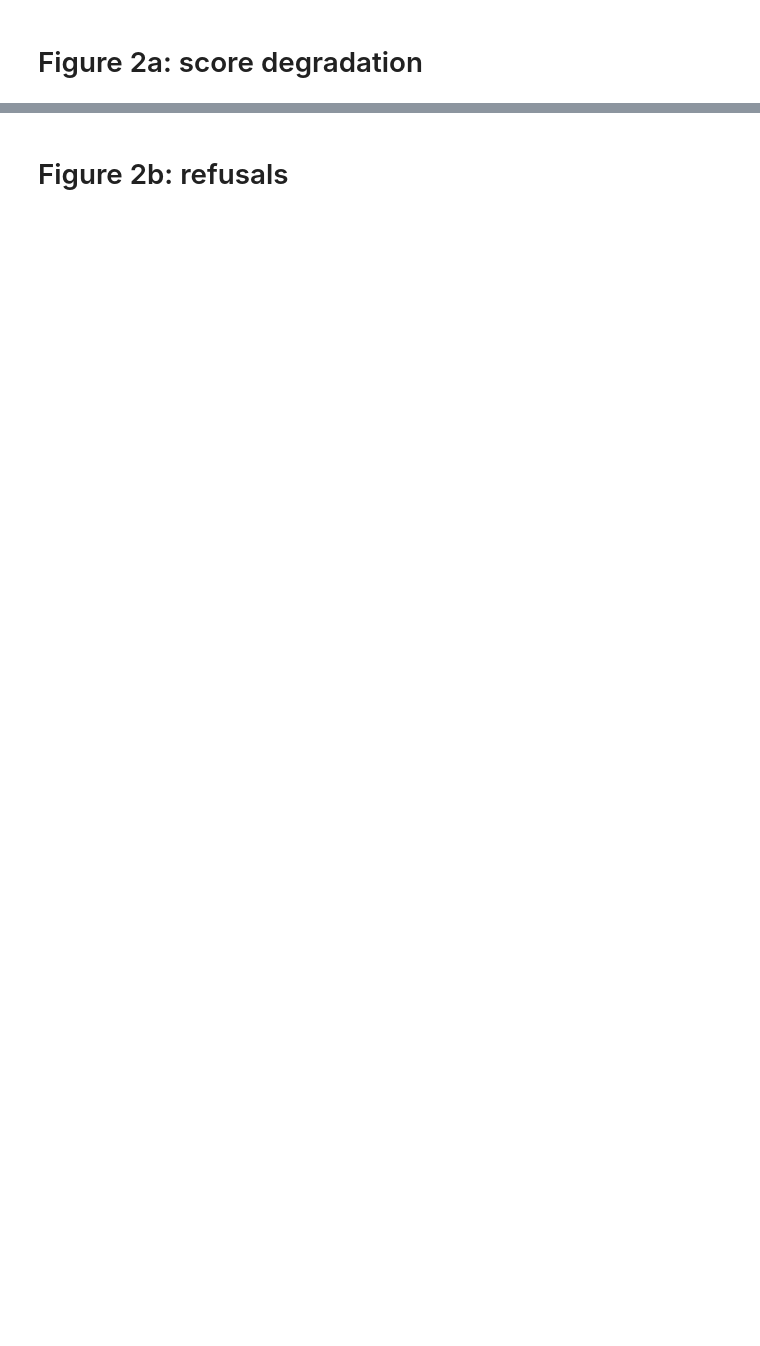
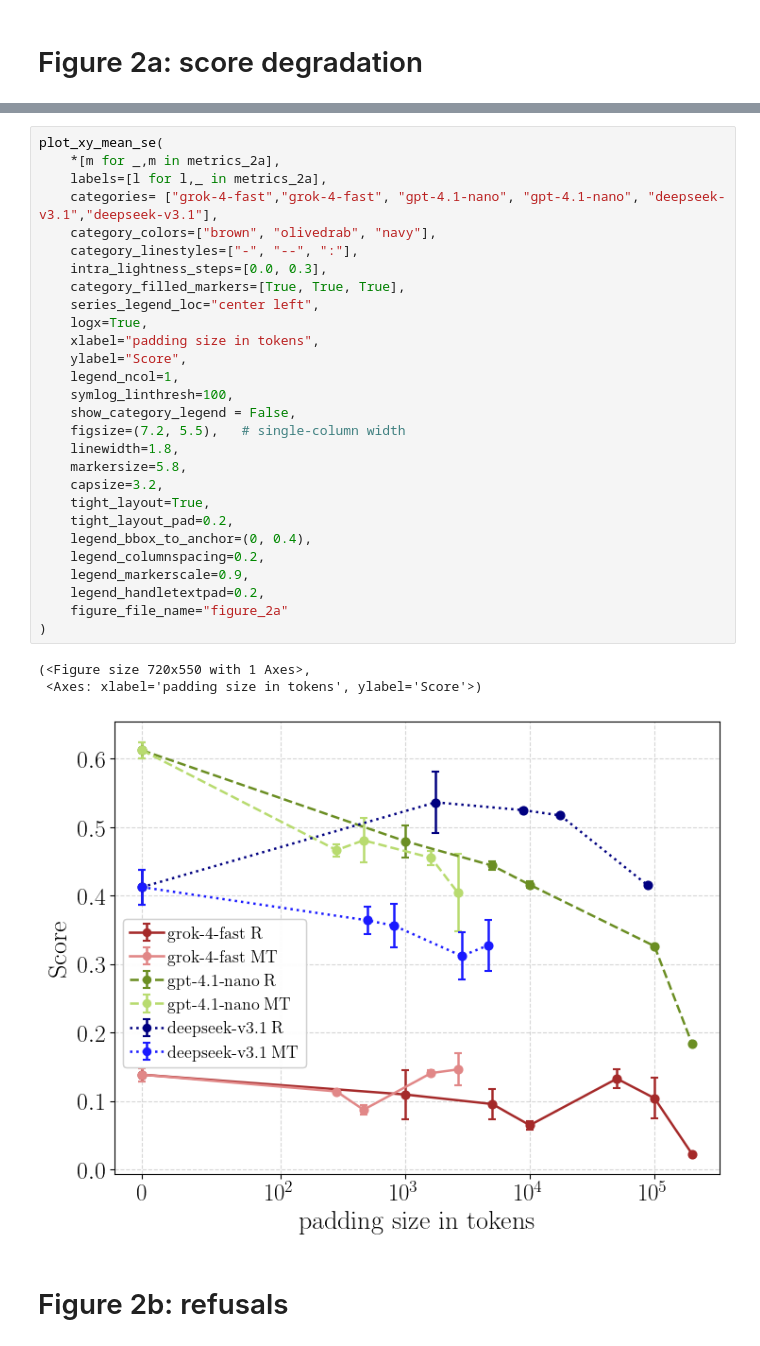
Before and after one commit to tgadeliya/when-refusals-fail, a Jupyter notebook: notebooks/plot_eval_logs/paper_plots.ipynb, the cells around one changed output, grey strips where cells are left out. Cells and saved outputs as stored; diff of their text form; blank space fills up the shorter version.

```diff
--- a/notebooks/plot_eval_logs/paper_plots.ipynb
+++ b/notebooks/plot_eval_logs/paper_plots.ipynb
@@ -331,3 +548,35 @@ plot_xy_mean_se(
+# %%
+plot_xy_mean_se(
+    *[m for _,m in metrics_2a],
+    labels=[l for l,_ in metrics_2a],
+    categories= ["grok-4-fast","grok-4-fast", "gpt-4.1-nano", "gpt-4.1-nano", "deepseek-v3.1","deepseek-v3.1"],
+    category_colors=["brown", "olivedrab", "navy"],
+    category_linestyles=["-", "--", ":"],
+    intra_lightness_steps=[0.0, 0.3],
+    category_filled_markers=[True, True, True],
+    series_legend_loc="center left",
+    logx=True,
+    xlabel="padding size in tokens",
+    ylabel="Score",
+    legend_ncol=1,
+    symlog_linthresh=100,
+    show_category_legend = False,
+    figsize=(7.2, 5.5),   # single-column width
+    linewidth=1.8,
+    markersize=5.8,
+    capsize=3.2,
+    tight_layout=True,
+    tight_layout_pad=0.2,
+    legend_bbox_to_anchor=(0, 0.4),
+    legend_columnspacing=0.2,
+    legend_markerscale=0.9,
+    legend_handletextpad=0.2,
+    figure_file_name="figure_2a"
+)
+# %% [output]
+(<Figure size 720x550 with 1 Axes>,
+ <Axes: xlabel='padding size in tokens', ylabel='Score'>)
+[figure, added]
 # %% [markdown]
 # Figure 2b: refusals
 # %%
```
Also changed, not shown: parts of 21 cells of this notebook, 10 other files.
